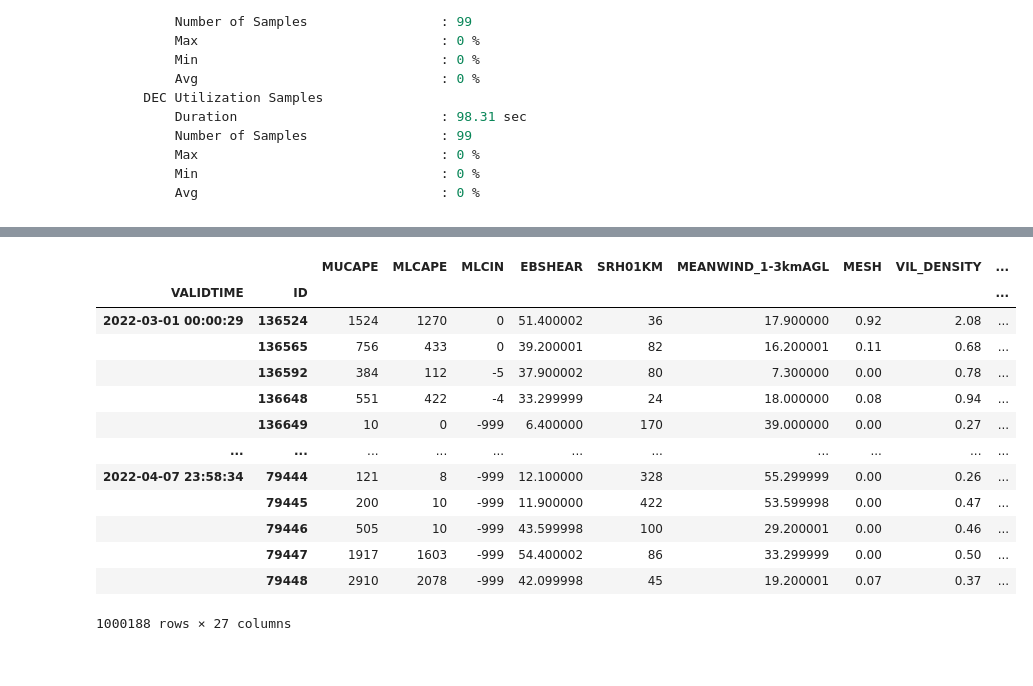
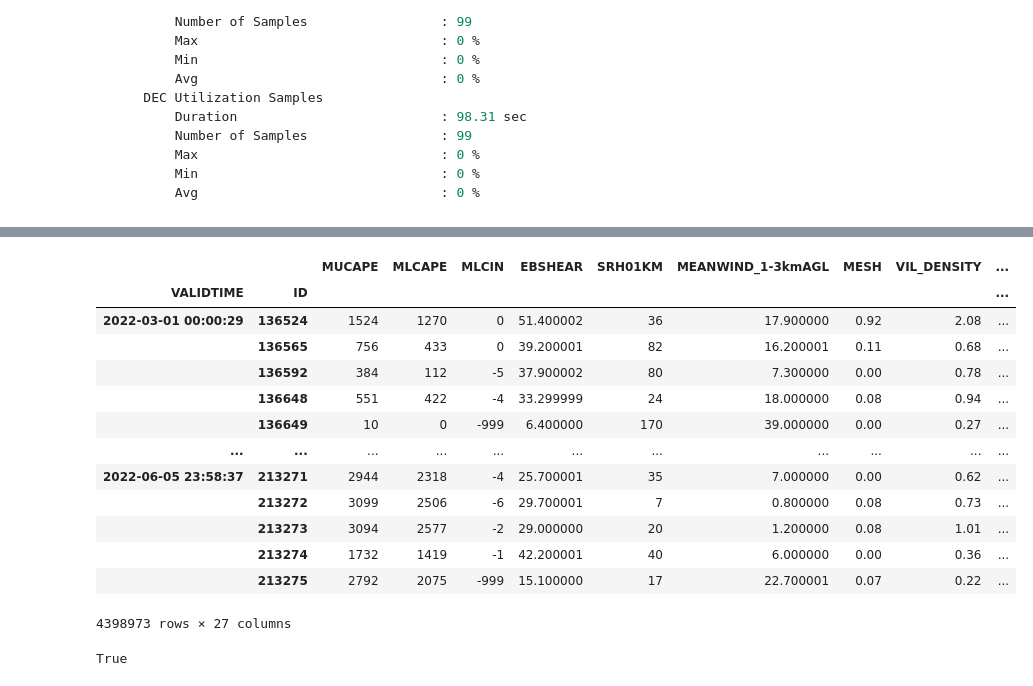
Before and after one commit to leaver2000/griblib, a Jupyter notebook: notebooks/probsevere/2.1-xfer-dask.ipynb, the cells around one changed output, grey strips where cells are left out. Cells and saved outputs as stored; diff of their text form; code cells hidden in the pictures.

```diff
--- a/notebooks/probsevere/2.1-xfer-dask.ipynb
+++ b/notebooks/probsevere/2.1-xfer-dask.ipynb
@@ -105,7 +104,7 @@ import dask.dataframe as dd
 import cudf
 
 # creating a Path object from the absolute path to our data folder
-ps_data = Path(os.path.abspath("probsevere-bucket"))
+ps_data = Path.cwd().parents[1] / "data-bucket"
 all_files = tuple(ps_data.rglob("*.pq"))
 ps_data
 # %% [output]
@@ -177,8 +176,7 @@ Wall time: 21.8 s
 %%time
 # the parquet files we're create using dask.dataframe
 gdf: cudf.DataFrame = cudf.read_parquet(all_files)
-# gdf[["ID","FLASH_RATE","PS"]] = gdf[["ID","FLASH_RATE","PS"]].astype(int)
-# df = gdf.set_index(["VALIDTIME", "ID"]).sort_index().to_pandas()
-
-del gdf  # delete the dataframe from gpu memory after it has been loaded to ram
+df = gdf.to_pandas()
+del gdf  # delete the dataframe from gpu memory after it has been loaded to gpu ram
+df
 # %% [output]
@@ -187,10 +199,23 @@ Wall time: 1.42 s
 # %%
 %%time
+from contextlib import contextmanager
+from typing import Iterable, Generator
+
 # the parquet files we're create using dask.dataframe
-def read_probsevere(paths:tuple[Path,...])->cudf.DataFrame:
-    return cudf.read_parquet(paths).set_index(["VALIDTIME","ID"]).sort_index()
-gdf = read_probsevere(all_files)
-df = gdf.to_pandas()
-del gdf
+@contextmanager
+def gpu_session(files: Iterable[Path]) -> Generator[cudf.DataFrame, None, None]:
+    """
+    context manager to remove the cudf from menory
+    """
+    try:
+        gdf = cudf.read_parquet(files).set_index(["VALIDTIME", "ID"]).sort_index()
+        yield gdf
+    finally:
+        del gdf
+
+
+with gpu_session(all_files) as gdf:
+    df = gdf.to_pandas()
+
 df
 # %% [output]
@@ -199,14 +224,18 @@ Wall time: 1.74 s
 |  |  | MUCAPE | MLCAPE | MLCIN | EBSHEAR | SRH01KM | MEANWIND_1-3kmAGL | MESH | VIL_DENSITY | ... |
 | VALIDTIME | ID |  |  |  |  |  |  |  |  | ... |
 | 2022-03-01 00:00:29 | 136524 | 1524 | 1270 | 0 | 51.400002 | 36 | 17.900000 | 0.92 | 2.08 | ... |
 |  | 136565 | 756 | 433 | 0 | 39.200001 | 82 | 16.200001 | 0.11 | 0.68 | ... |
 |  | 136592 | 384 | 112 | -5 | 37.900002 | 80 | 7.300000 | 0.00 | 0.78 | ... |
 |  | 136648 | 551 | 422 | -4 | 33.299999 | 24 | 18.000000 | 0.08 | 0.94 | ... |
 |  | 136649 | 10 | 0 | -999 | 6.400000 | 170 | 39.000000 | 0.00 | 0.27 | ... |
 | ... | ... | ... | ... | ... | ... | ... | ... | ... | ... | ... |
-| 2022-04-07 23:58:34 | 79444 | 121 | 8 | -999 | 12.100000 | 328 | 55.299999 | 0.00 | 0.26 | ... |
-|  | 79445 | 200 | 10 | -999 | 11.900000 | 422 | 53.599998 | 0.00 | 0.47 | ... |
-|  | 79446 | 505 | 10 | -999 | 43.599998 | 100 | 29.200001 | 0.00 | 0.46 | ... |
-|  | 79447 | 1917 | 1603 | -999 | 54.400002 | 86 | 33.299999 | 0.00 | 0.50 | ... |
-|  | 79448 | 2910 | 2078 | -999 | 42.099998 | 45 | 19.200001 | 0.07 | 0.37 | ... |
+| 2022-06-05 23:58:37 | 213271 | 2944 | 2318 | -4 | 25.700001 | 35 | 7.000000 | 0.00 | 0.62 | ... |
+|  | 213272 | 3099 | 2506 | -6 | 29.700001 | 7 | 0.800000 | 0.08 | 0.73 | ... |
+|  | 213273 | 3094 | 2577 | -2 | 29.000000 | 20 | 1.200000 | 0.08 | 1.01 | ... |
+|  | 213274 | 1732 | 1419 | -1 | 42.200001 | 40 | 6.000000 | 0.00 | 0.36 | ... |
+|  | 213275 | 2792 | 2075 | -999 | 15.100000 | 17 | 22.700001 | 0.07 | 0.22 | ... |
-1000188 rows × 27 columns
+4398973 rows × 27 columns
+# %%
+df.size == 118_772_271
+# %% [output]
+True
```
Also changed, not shown: parts of 8 cells of this notebook.
